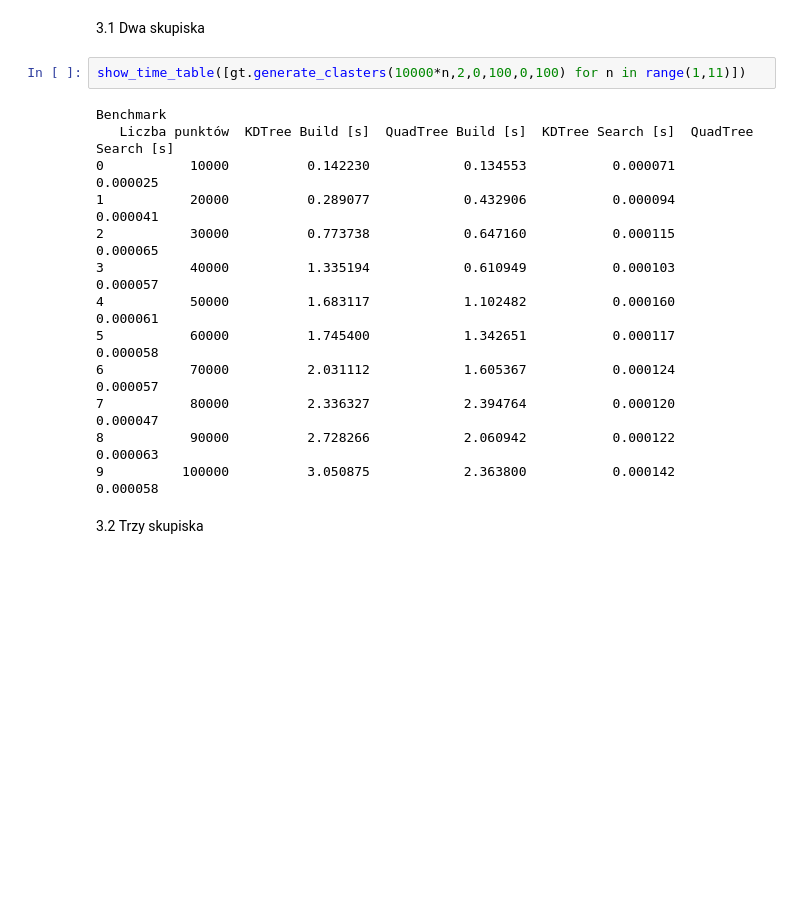
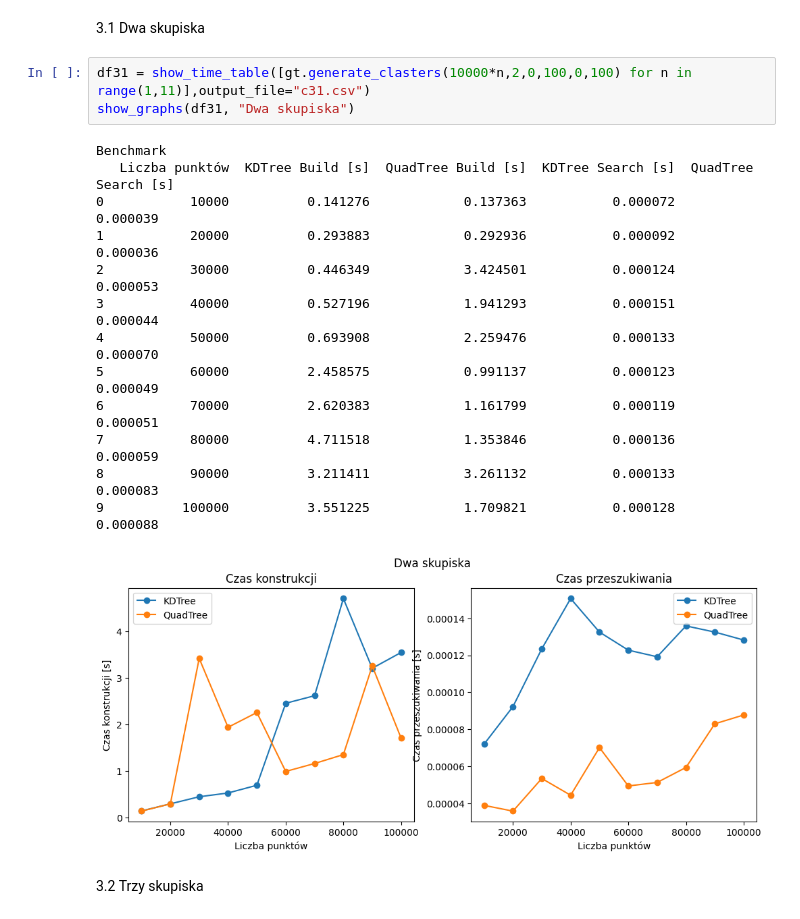
Before and after one commit to FloudMe77/QuadTree_and_KdTree, a Jupyter notebook: code/main.ipynb, the cells around one changed output. Saved outputs shown, nothing was run; the diff lists cells and outputs as text; blank space fills up the shorter version.

```diff
--- a/code/main.ipynb
+++ b/code/main.ipynb
@@ -156,20 +155,22 @@ Benchmark
 # %% [markdown]
 3.1 Dwa skupiska
 # %%
-show_time_table([gt.generate_clasters(10000*n,2,0,100,0,100) for n in range(1,11)])
+df31 = show_time_table([gt.generate_clasters(10000*n,2,0,100,0,100) for n in range(1,11)],output_file="c31.csv")
+show_graphs(df31, "Dwa skupiska")
 # %% [output]
 Benchmark
    Liczba punktów  KDTree Build [s]  QuadTree Build [s]  KDTree Search [s]  QuadTree Search [s]
-0           10000          0.142230            0.134553           0.000071             0.000025
-1           20000          0.289077            0.432906           0.000094             0.000041
-2           30000          0.773738            0.647160           0.000115             0.000065
-3           40000          1.335194            0.610949           0.000103             0.000057
-4           50000          1.683117            1.102482           0.000160             0.000061
-5           60000          1.745400            1.342651           0.000117             0.000058
-6           70000          2.031112            1.605367           0.000124             0.000057
-7           80000          2.336327            2.394764           0.000120             0.000047
-8           90000          2.728266            2.060942           0.000122             0.000063
-9          100000          3.050875            2.363800           0.000142             0.000058
+0           10000          0.141276            0.137363           0.000072             0.000039
+1           20000          0.293883            0.292936           0.000092             0.000036
+2           30000          0.446349            3.424501           0.000124             0.000053
+3           40000          0.527196            1.941293           0.000151             0.000044
+4           50000          0.693908            2.259476           0.000133             0.000070
+5           60000          2.458575            0.991137           0.000123             0.000049
+6           70000          2.620383            1.161799           0.000119             0.000051
+7           80000          4.711518            1.353846           0.000136             0.000059
+8           90000          3.211411            3.261132           0.000133             0.000083
+9          100000          3.551225            1.709821           0.000128             0.000088
+[figure, added]
 # %% [markdown]
 3.2 Trzy skupiska
 # %%
```
Also changed, not shown: parts of 17 cells of this notebook.
